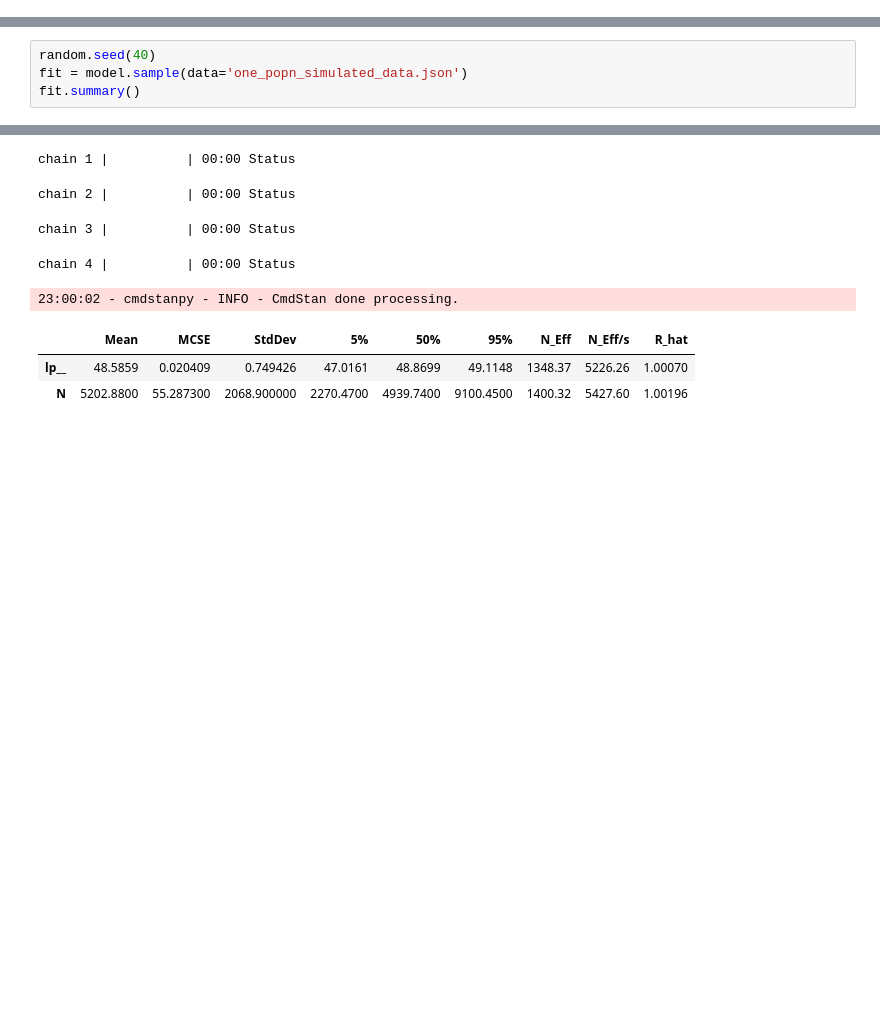
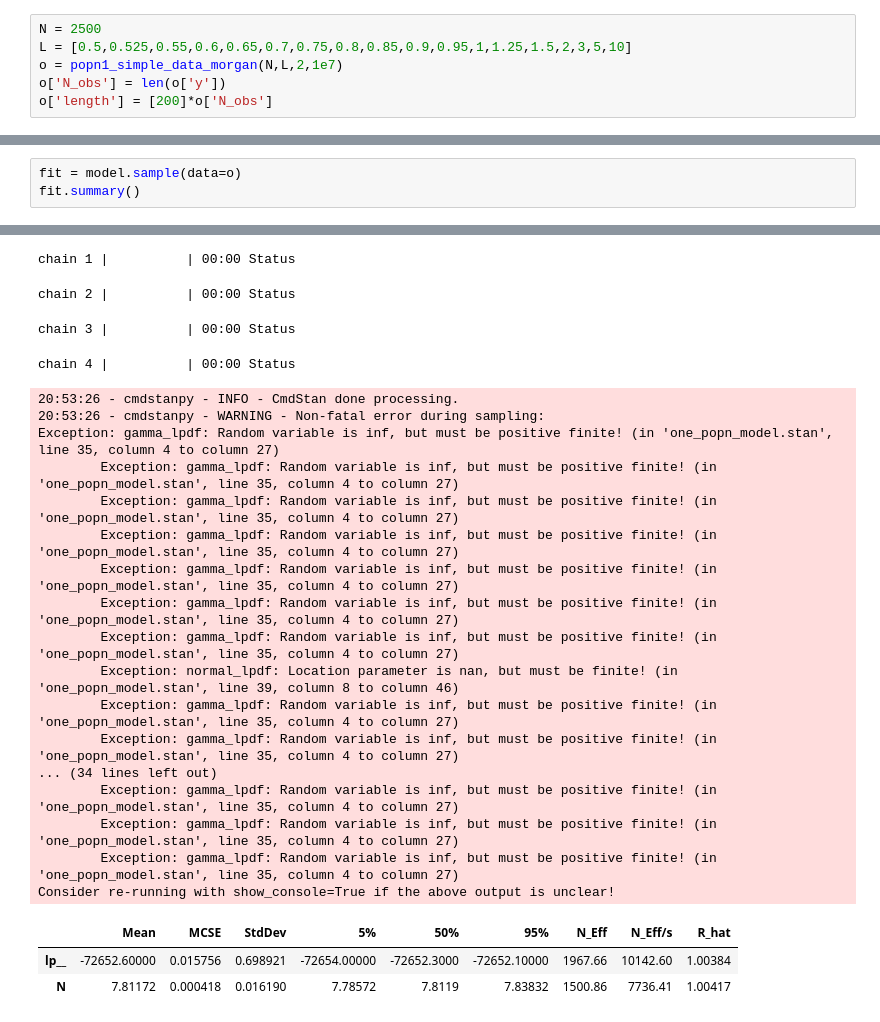
Before and after one commit to QiiiiiC/code, a Jupyter notebook: admix_stan/one_popn_expected_fraction/one_popn_inference.ipynb, the cells around one changed output, grey strips where cells are left out. Drawn from its saved outputs; the diff is of its cells as text; blank space fills up the shorter version.

```diff
--- a/admix_stan/one_popn_expected_fraction/one_popn_inference.ipynb
+++ b/admix_stan/one_popn_expected_fraction/one_popn_inference.ipynb
@@ -8,2 +20,8 @@ import random
+# %%
+N = 2500
+L = [0.5,0.525,0.55,0.6,0.65,0.7,0.75,0.8,0.85,0.9,0.95,1,1.25,1.5,2,3,5,10]
+o = popn1_simple_data_morgan(N,L,2,1e7)
+o['N_obs'] = len(o['y'])
+o['length'] = [200]*o['N_obs']
 # %%
 model = CmdStanModel(stan_file='one_popn_model.stan')
@@ -13,5 +28,4 @@ model = CmdStanModel(stan_file='one_popn_model.stan')
 # %%
-random.seed(40)
-fit = model.sample(data='one_popn_simulated_data.json')
+fit = model.sample(data=o)
 fit.summary()
 # %% [output]
@@ -19,8 +33,24 @@ fit.summary()
 chain 1 |          | 00:00 Status
 chain 2 |          | 00:00 Status
 chain 3 |          | 00:00 Status
 chain 4 |          | 00:00 Status
-23:00:02 - cmdstanpy - INFO - CmdStan done processing.
+20:53:26 - cmdstanpy - INFO - CmdStan done processing.
+20:53:26 - cmdstanpy - WARNING - Non-fatal error during sampling:
+Exception: gamma_lpdf: Random variable is inf, but must be positive finite! (in 'one_popn_model.stan', line 35, column 4 to column 27)
+        Exception: gamma_lpdf: Random variable is inf, but must be positive finite! (in 'one_popn_model.stan', line 35, column 4 to column 27)
+        Exception: gamma_lpdf: Random variable is inf, but must be positive finite! (in 'one_popn_model.stan', line 35, column 4 to column 27)
+        Exception: gamma_lpdf: Random variable is inf, but must be positive finite! (in 'one_popn_model.stan', line 35, column 4 to column 27)
+        Exception: gamma_lpdf: Random variable is inf, but must be positive finite! (in 'one_popn_model.stan', line 35, column 4 to column 27)
+        Exception: gamma_lpdf: Random variable is inf, but must be positive finite! (in 'one_popn_model.stan', line 35, column 4 to column 27)
+        Exception: gamma_lpdf: Random variable is inf, but must be positive finite! (in 'one_popn_model.stan', line 35, column 4 to column 27)
+        Exception: normal_lpdf: Location parameter is nan, but must be finite! (in 'one_popn_model.stan', line 39, column 8 to column 46)
+        Exception: gamma_lpdf: Random variable is inf, but must be positive finite! (in 'one_popn_model.stan', line 35, column 4 to column 27)
+        Exception: gamma_lpdf: Random variable is inf, but must be positive finite! (in 'one_popn_model.stan', line 35, column 4 to column 27)
+... (34 lines left out)
+        Exception: gamma_lpdf: Random variable is inf, but must be positive finite! (in 'one_popn_model.stan', line 35, column 4 to column 27)
+        Exception: gamma_lpdf: Random variable is inf, but must be positive finite! (in 'one_popn_model.stan', line 35, column 4 to column 27)
+        Exception: gamma_lpdf: Random variable is inf, but must be positive finite! (in 'one_popn_model.stan', line 35, column 4 to column 27)
+Consider re-running with show_console=True if the above output is unclear!
 |  | Mean | MCSE | StdDev | 5% | 50% | 95% | N_Eff | N_Eff/s | R_hat |
-| lp__ | 48.5859 | 0.020409 | 0.749426 | 47.0161 | 48.8699 | 49.1148 | 1348.37 | 5226.26 | 1.00070 |
-| N | 5202.8800 | 55.287300 | 2068.900000 | 2270.4700 | 4939.7400 | 9100.4500 | 1400.32 | 5427.60 | 1.00196 |
+| lp__ | -72652.60000 | 0.015756 | 0.698921 | -72654.00000 | -72652.3000 | -72652.10000 | 1967.66 | 10142.60 | 1.00384 |
+| N | 7.81172 | 0.000418 | 0.016190 | 7.78572 | 7.8119 | 7.83832 | 1500.86 | 7736.41 | 1.00417 |
```
Also changed, not shown: parts of 8 cells of this notebook, 37 other files.
